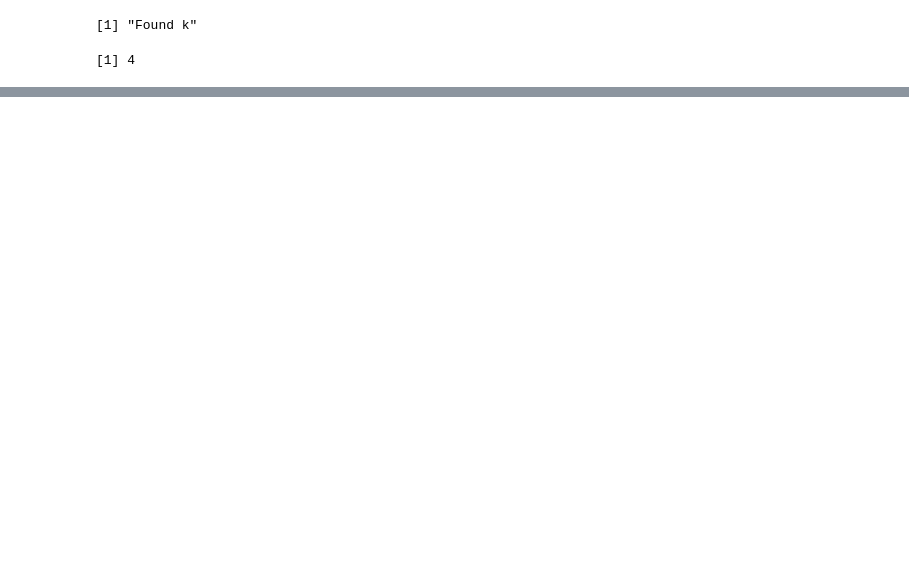
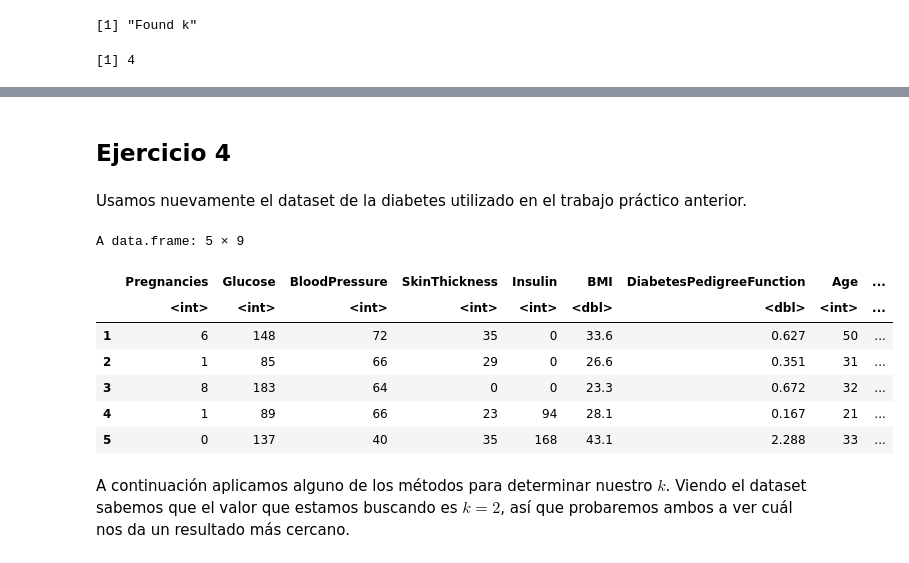
Before and after one commit to natimellino/mineria-de-datos, a Jupyter notebook: TP3.ipynb, the cells around one changed output, grey strips where cells are left out. Drawn from its saved outputs; the diff is of its cells as text; code cells hidden in the pictures; blank space fills up the shorter version.

```diff
--- a/TP3.ipynb
+++ b/TP3.ipynb
@@ -527,0 +622,18 @@ $k
+# %% [markdown]
+## Ejercicio 4
+# %% [markdown]
+Usamos nuevamente el dataset de la diabetes utilizado en el trabajo práctico anterior.
+# %%
+diabetes.dataset <- read.csv("diabetes.csv")
+# Mostramos las primeras 5 columnas del dataset a modo de ejemplo
+diabetes.dataset[1:5, ]
+diabetes.dataset.vars <- diabetes.dataset[, -9]
+# %% [output]
+A data.frame: 5 × 9
+|  | Pregnancies | Glucose | BloodPressure | SkinThickness | Insulin | BMI | DiabetesPedigreeFunction | Age | ... |
+|  | <int> | <int> | <int> | <int> | <int> | <dbl> | <dbl> | <int> | ... |
+| 1 | 6 | 148 | 72 | 35 | 0 | 33.6 | 0.627 | 50 | ... |
+| 2 | 1 | 85 | 66 | 29 | 0 | 26.6 | 0.351 | 31 | ... |
+| 3 | 8 | 183 | 64 | 0 | 0 | 23.3 | 0.672 | 32 | ... |
+| 4 | 1 | 89 | 66 | 23 | 94 | 28.1 | 0.167 | 21 | ... |
+| 5 | 0 | 137 | 40 | 35 | 168 | 43.1 | 2.288 | 33 | ... |
@@ -527,0 +646,2 @@ $k
+# %% [markdown]
+A continuación aplicamos alguno de los métodos para determinar nuestro $k$. Viendo el dataset sabemos que el valor que estamos buscando es $k = 2$, así que probaremos ambos a ver cuál nos da un resultado más cercano.
```
Also changed, not shown: parts of 37 cells of this notebook.
